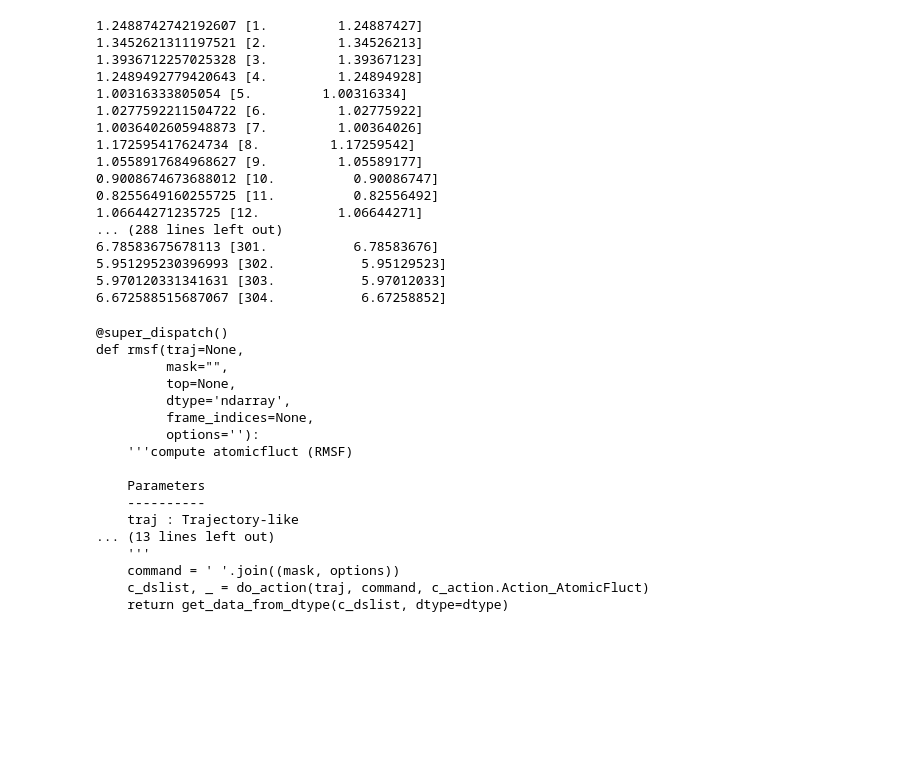
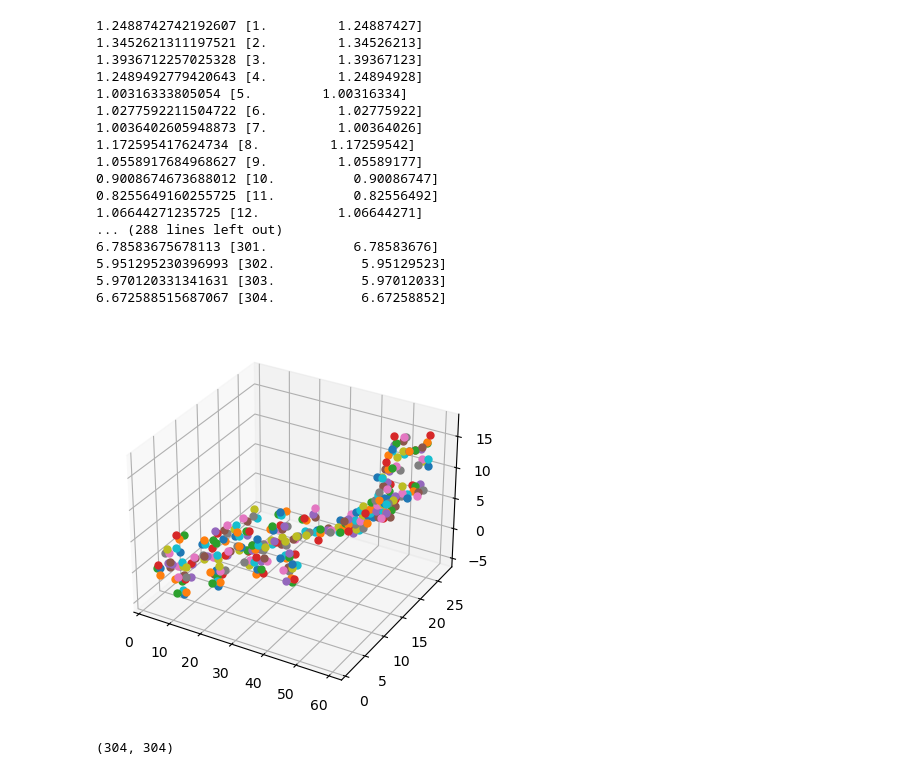
Before and after one commit to cjryanwashere/cjryanwashere, a Jupyter notebook: fluctuation and correlation calculating.ipynb, the cells around one changed output. Saved outputs shown, nothing was run; the diff lists cells and outputs as text; code cells hidden in the pictures; blank space fills up the shorter version.

Commit message:
Add files via upload
atomicfluct and atomiccorr replicated

```diff
--- a/fluctuation and correlation calculating.ipynb
+++ b/fluctuation and correlation calculating.ipynb
@@ -131,3 +103,5 @@ Size: 0.001359 (GB)
+# %%
+traj = pt.load('heat1.nc', 'TRPcage.prmtop')
 # %%
 xyz = []
 for i in traj.xyz:
@@ -276,20 +252,13 @@ import inspect
-# %%
-print(inspect.getsource(pt.atomicfluct))
-# %% [output]
-@super_dispatch()
-def rmsf(traj=None,
-         mask="",
-         top=None,
-         dtype='ndarray',
-         frame_indices=None,
-         options=''):
-    '''compute atomicfluct (RMSF)
-
-    Parameters
-    ----------
-    traj : Trajectory-like
-... (13 lines left out)
-    '''
-    command = ' '.join((mask, options))
-    c_dslist, _ = do_action(traj, command, c_action.Action_AtomicFluct)
-    return get_data_from_dtype(c_dslist, dtype=dtype)
+# %%
+fig = plt.figure()
+ax = fig.add_subplot(projection='3d')
+
+for i in traj.xyz[0]:
+
+
+
+    ax.scatter(i[0],i[1],i[2], s=25)
+
+plt.show()
+# %% [output]
+[figure, added]
@@ -295,0 +267,5 @@ def rmsf(traj=None,
+# %%
+corr = pt.atomiccorr(traj,byres=False)
+np.shape(corr)
+# %% [output]
+(304, 304)
```
Also changed, not shown: parts of 15 cells of this notebook.
